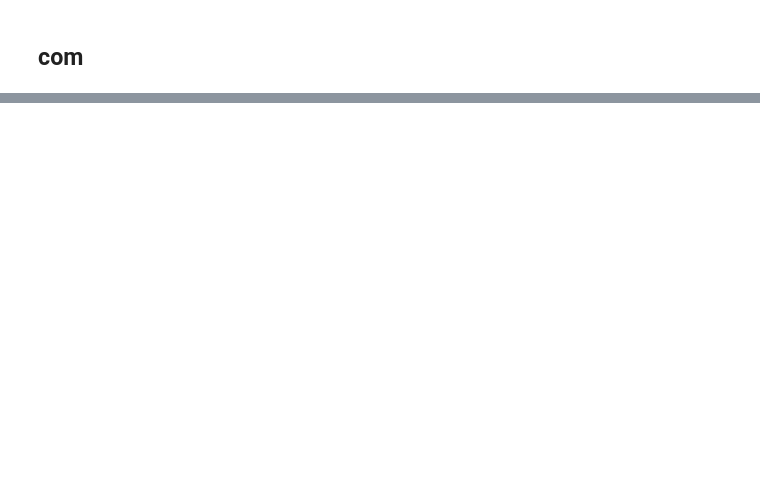
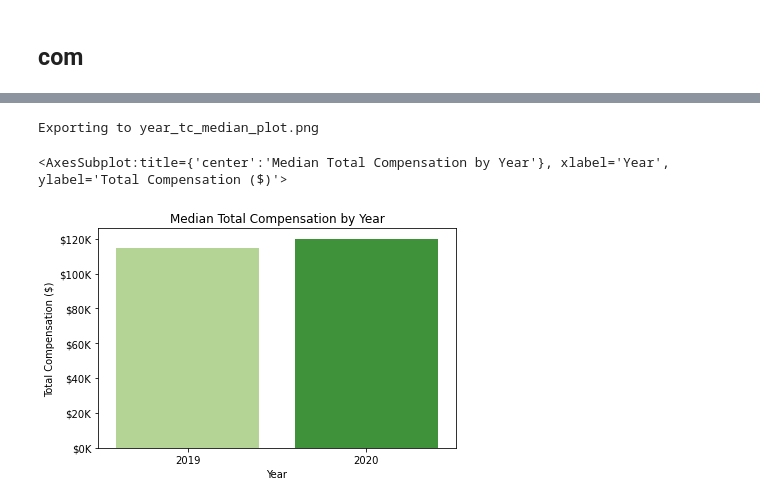
Before and after one commit to edmundworden/da6223_webscraping, a Jupyter notebook: reddit_data_science_salaries.ipynb, the cells around one changed output, grey strips where cells are left out. Cells and saved outputs as stored; diff of their text form; code cells hidden in the pictures; blank space fills up the shorter version.

```diff
--- a/reddit_data_science_salaries.ipynb
+++ b/reddit_data_science_salaries.ipynb
@@ -124,0 +710,13 @@ print(len(ds_2019_salary_records))
+# %%
+ds_comp_barplot(
+    df=ds_agg_median,
+    sal_or_tc="tc",
+    mean_or_med="median",
+    x_axis="year",
+    export=True,
+    facet=False,
+)
+# %% [output]
+Exporting to year_tc_median_plot.png
+<AxesSubplot:title={'center':'Median Total Compensation by Year'}, xlabel='Year', ylabel='Total Compensation ($)'>
+[figure, added]
```
Also changed, not shown: parts of 50 cells of this notebook.
